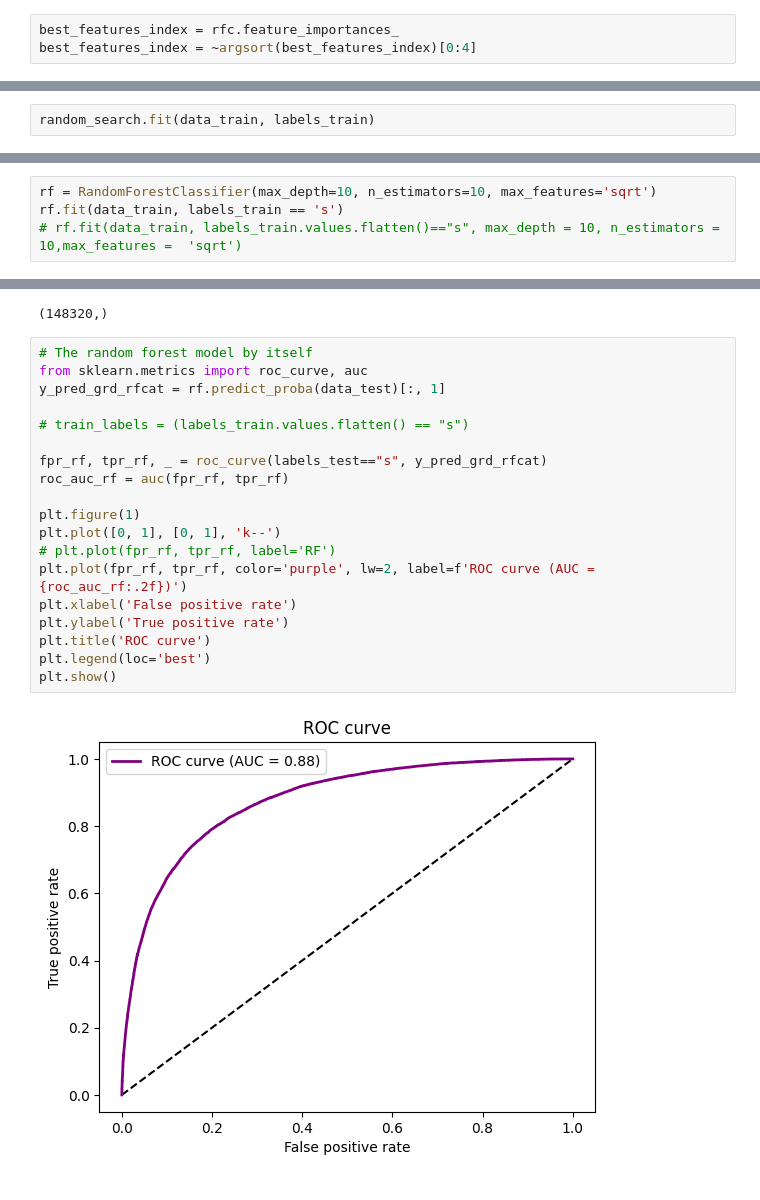
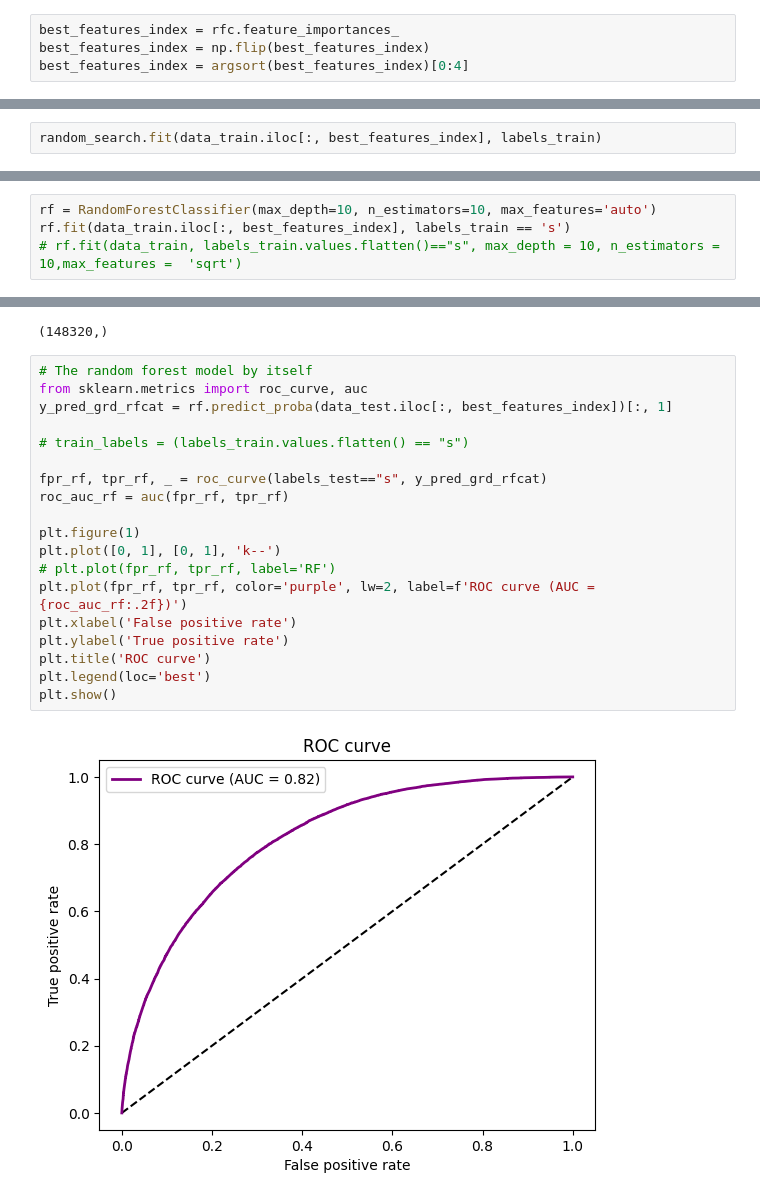
Before and after one commit to paulagm12/DSPS_PGalvezMolina, a Jupyter notebook: HW9_PGalvezMolina/PGalvezMolina_HW9_higgsbosonSearch.ipynb, the cells around one changed output, grey strips where cells are left out. Cells and saved outputs as stored; diff of their text form.

```diff
--- a/HW9_PGalvezMolina/PGalvezMolina_HW9_higgsbosonSearch.ipynb
+++ b/HW9_PGalvezMolina/PGalvezMolina_HW9_higgsbosonSearch.ipynb
@@ -327,7 +327,8 @@ print(random_grid)
 {'max_depth': [3, 10, None], 'max_features': ['auto', 'sqrt'], 'n_estimators': [10, 100, 1000]}
 # %%
 best_features_index = rfc.feature_importances_
-best_features_index = ~argsort(best_features_index)[0:4]
+best_features_index = np.flip(best_features_index)
+best_features_index = argsort(best_features_index)[0:4]
 # %% [markdown]
  mine and your best features do not necessarily have to be the same because our models may be different (different parameters, different random seed etc)
 # %%
@@ -357,5 +358,5 @@ random_search = RandomizedSearchCV(estimator = rf, param_distributions=random_gr
 # %% [markdown]
 Note that this may take a long time! It took 1 hour for me to run this. Dont start at the last minute!!
 # %%
-random_search.fit(data_train, labels_train)
+random_search.fit(data_train.iloc[:, best_features_index], labels_train)
 # %% [output]
@@ -382,7 +381,7 @@ df
 # %% [markdown]
 Plot a simple 3-point ROC curve for the model with the best parameters found in the previous step. Describe it.
 # %%
-rf = RandomForestClassifier(max_depth=10, n_estimators=10, max_features='sqrt')
-rf.fit(data_train, labels_train == 's')
+rf = RandomForestClassifier(max_depth=10, n_estimators=10, max_features='auto')
+rf.fit(data_train.iloc[:, best_features_index], labels_train == 's')
 # rf.fit(data_train, labels_train.values.flatten()=="s", max_depth = 10, n_estimators = 10,max_features =  'sqrt')
 # %% [output]
@@ -394,22 +393,22 @@ labels_train.shape
 # %%
 # The random forest model by itself
 from sklearn.metrics import roc_curve, auc
-y_pred_grd_rfcat = rf.predict_proba(data_test)[:, 1]
+y_pred_grd_rfcat = rf.predict_proba(data_test.iloc[:, best_features_index])[:, 1]
 
 # train_labels = (labels_train.values.flatten() == "s")
 
 fpr_rf, tpr_rf, _ = roc_curve(labels_test=="s", y_pred_grd_rfcat)
 roc_auc_rf = auc(fpr_rf, tpr_rf)
 
 plt.figure(1)
 plt.plot([0, 1], [0, 1], 'k--')
 # plt.plot(fpr_rf, tpr_rf, label='RF')
 plt.plot(fpr_rf, tpr_rf, color='purple', lw=2, label=f'ROC curve (AUC = {roc_auc_rf:.2f})')
 plt.xlabel('False positive rate')
 plt.ylabel('True positive rate')
 plt.title('ROC curve')
 plt.legend(loc='best')
 plt.show()
 # %% [output]
-[figure, old version]
+[figure, new version]
 # %% [markdown]
```
Also changed, not shown: parts of 6 cells of this notebook.
